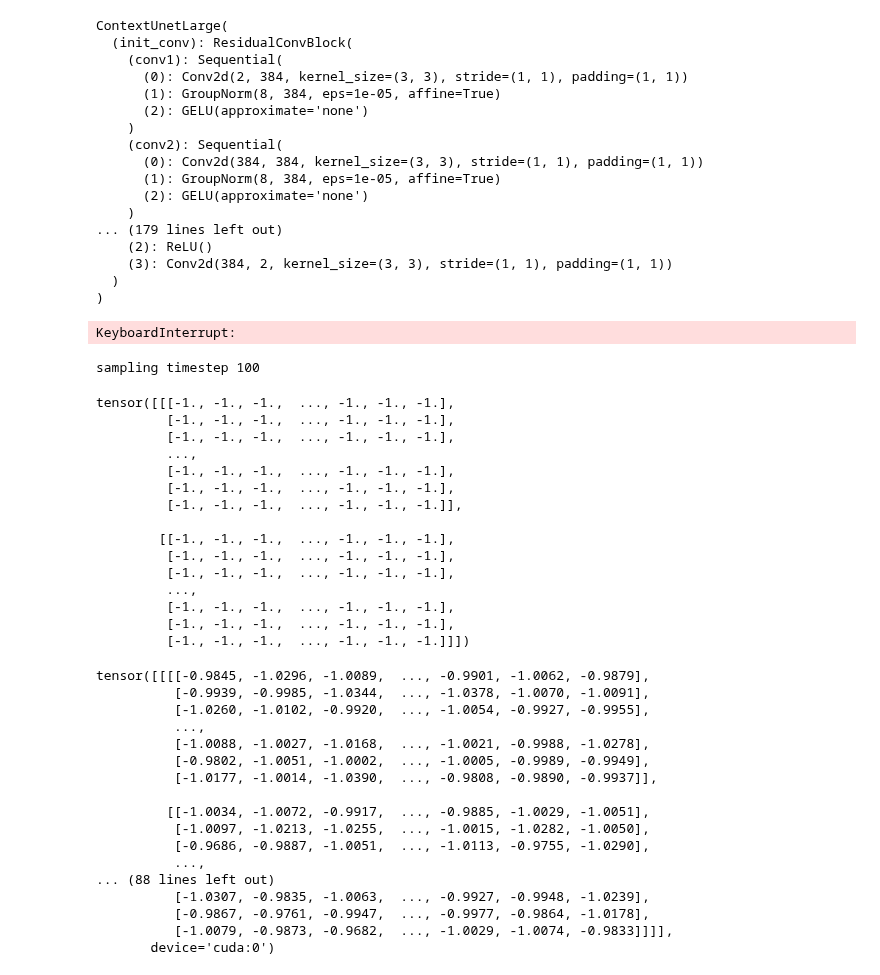
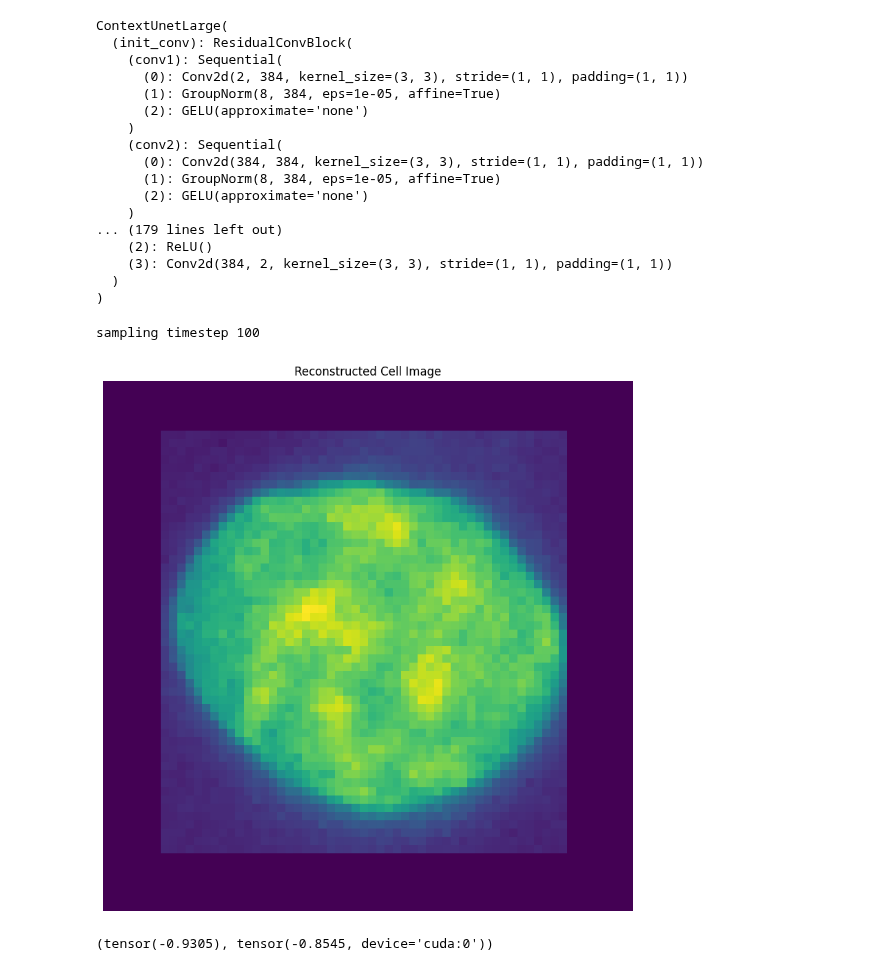
Before and after one commit to njwfish/DistributionEmbeddings, a Jupyter notebook: notebooks/ops_playground.ipynb, the cells around one changed output. Cells and saved outputs as stored; diff of their text form; code cells hidden in the pictures.

```diff
--- a/notebooks/ops_playground.ipynb
+++ b/notebooks/ops_playground.ipynb
@@ -239,15 +238,3 @@ lat = lat.detach()
-# %%
-# img = torch.tensor(pert_images['UBE2I'][:4][:, :, 20:-20, 20:-20], dtype=torch.float).to('cuda')
-img = batch['samples'].to('cuda').reshape(-1, 2, 64, 64) + 1
-optimizer = torch.optim.Adam(gen.model.parameters(), lr=0.0001)
-for _ in range(10_000):
-    loss = gen.loss(img, lat)
-    optimizer.zero_grad()
-    loss.backward()
-    optimizer.step()
-    print(loss)
-# %% [output]
-KeyboardInterrupt:
 # %%
 # preprocess tiff
 imgs = pert_images['UBE2I'][:1000][:, :, 20:-20, 20:-20]
@@ -260,41 +247,22 @@ lat = enc(batch['samples'].to('cuda'))
 rec = gen.sample(lat, num_samples=10)
 # %% [output]
 sampling timestep 100
+# %%
+# show image
+import matplotlib.pyplot as plt
+
+# Get first image from reconstructions
+img = batch['samples'][0, 4, 0].detach().cpu().numpy()
+
+# Create figure and display image
+plt.figure(figsize=(10,10))
+plt.imshow(img)
+plt.axis('off')
+plt.title('Reconstructed Cell Image')
+plt.show()
+# %% [output]
+[figure, added]
 # %%
-batch['samples'][0][0]
+batch['samples'][0, :, 0].mean(), rec[0, :, 0].mean()
 # %% [output]
-tensor([[[-1., -1., -1.,  ..., -1., -1., -1.],
-         [-1., -1., -1.,  ..., -1., -1., -1.],
-         [-1., -1., -1.,  ..., -1., -1., -1.],
-         ...,
-         [-1., -1., -1.,  ..., -1., -1., -1.],
-         [-1., -1., -1.,  ..., -1., -1., -1.],
-         [-1., -1., -1.,  ..., -1., -1., -1.]],
-
-        [[-1., -1., -1.,  ..., -1., -1., -1.],
-         [-1., -1., -1.,  ..., -1., -1., -1.],
-         [-1., -1., -1.,  ..., -1., -1., -1.],
-         ...,
-         [-1., -1., -1.,  ..., -1., -1., -1.],
-         [-1., -1., -1.,  ..., -1., -1., -1.],
-         [-1., -1., -1.,  ..., -1., -1., -1.]]])
+(tensor(-0.9305), tensor(-0.8545, device='cuda:0'))
-# %%
-rec[0]
-# %% [output]
-tensor([[[[-0.9845, -1.0296, -1.0089,  ..., -0.9901, -1.0062, -0.9879],
-          [-0.9939, -0.9985, -1.0344,  ..., -1.0378, -1.0070, -1.0091],
-          [-1.0260, -1.0102, -0.9920,  ..., -1.0054, -0.9927, -0.9955],
-          ...,
-          [-1.0088, -1.0027, -1.0168,  ..., -1.0021, -0.9988, -1.0278],
-          [-0.9802, -1.0051, -1.0002,  ..., -1.0005, -0.9989, -0.9949],
-          [-1.0177, -1.0014, -1.0390,  ..., -0.9808, -0.9890, -0.9937]],
-
-         [[-1.0034, -1.0072, -0.9917,  ..., -0.9885, -1.0029, -1.0051],
-          [-1.0097, -1.0213, -1.0255,  ..., -1.0015, -1.0282, -1.0050],
-          [-0.9686, -0.9887, -1.0051,  ..., -1.0113, -0.9755, -1.0290],
-          ...,
-... (88 lines left out)
-          [-1.0307, -0.9835, -1.0063,  ..., -0.9927, -0.9948, -1.0239],
-          [-0.9867, -0.9761, -0.9947,  ..., -0.9977, -0.9864, -1.0178],
-          [-1.0079, -0.9873, -0.9682,  ..., -1.0029, -1.0074, -0.9833]]]],
-       device='cuda:0')
```
Also changed, not shown: parts of 15 cells of this notebook, 6 other files.
